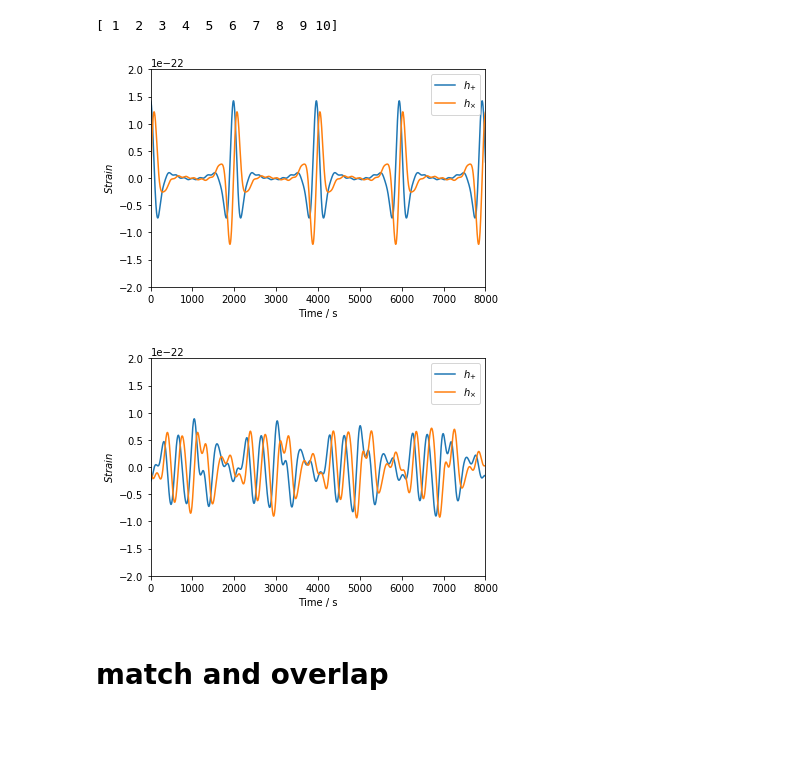
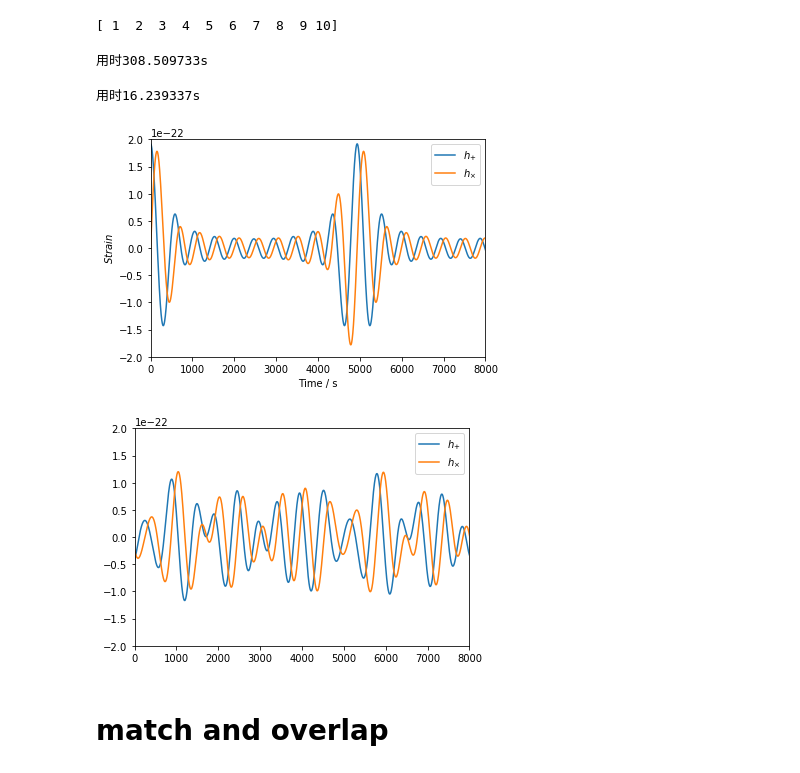
Before and after one commit to kelvin1020/matchGW, a Jupyter notebook: Match_and_Overlap.ipynb, the cells around one changed output. Drawn from its saved outputs; the diff is of its cells as text; code cells hidden in the pictures; blank space fills up the shorter version.

```diff
--- a/Match_and_Overlap.ipynb
+++ b/Match_and_Overlap.ipynb
@@ -100,8 +100,8 @@ R_unit = (G * M / C**2)#                #the unit length in G = C = 1 system, me
 t_unit = R_unit / C    #                #the unit time in G = C = 1 system, second
 ########################
 
-e = 0.5                                 #eccentricity of orbit
-p = 12 * R_unit                         #semi-latus rectum
+e = 0.7                                #eccentricity of orbit
+p = 15 * R_unit                         #semi-latus rectum
 
 a = p / (1 - e**2)                      #the semi-major axis of orbit, metre
 
@@ -117,11 +120,21 @@ wave = peters(n = n, M = M, m = m, e = e, a = a, D = D)
 wave.calculate(duration = duration, delta_t = sampIntrvl)
 
 hp, hc = get_td_waveform(template=wave)
-
-
-lambda_g = (1.6e13 * u.km).to('m').value#the compton wavelength of graviton
-wave.add_dispersion(lambda_g)
-hpd, hcd = get_td_waveform(template=wave)
+b1 = time.time()
+print("用时%fs"%(b1-a1))
+# %% [output]
+用时308.509733s
+# %%
+a1 = time.time()
+
+lambda_g = (1.6e13 * u.km).to('m').value#the compton wavelength of graviton
+wave.add_dispersion(lambda_g)
+hpd, hcd = get_td_waveform(template=wave)
+
+b1 = time.time()
+print("用时%fs"%(b1-a1))
+# %% [output]
+用时16.239337s
 # %%
 #绘制波形图
 plt.figure()
@@ -134,20 +147,20 @@ plt.ylabel("$Strain$")
 plt.legend()
 plt.show()
 # %% [output]
-[figure, old version]
+[figure, new version]
 # %%
 #绘制 波形图
 plt.figure()
 plt.plot(hpd.sample_times, hpd, label = '$h_{+}$')
 plt.plot(hpd.sample_times, hcd, label = '$h_{\\times}$')
 plt.xlim(0,8e3)
 plt.ylim(- 2e-22,2e-22)
-plt.xlabel("Time / s")
-plt.ylabel("$Strain$")
+# plt.xlabel("Time / s")
+# plt.ylabel("$Strain$")
 plt.legend()
 plt.show()
 # %% [output]
-[figure, old version]
+[figure, new version]
 # %% [markdown]
 # match and overlap
 # %%
```
Also changed, not shown: parts of 5 cells of this notebook, 1 other file.
